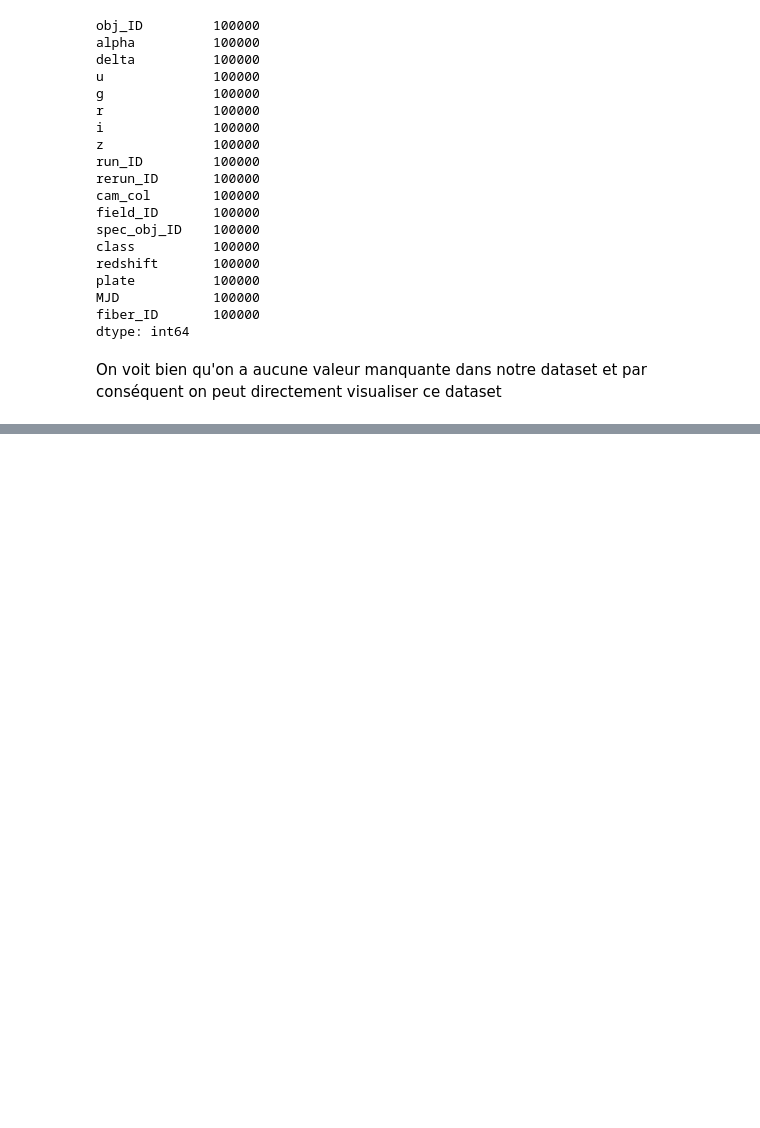
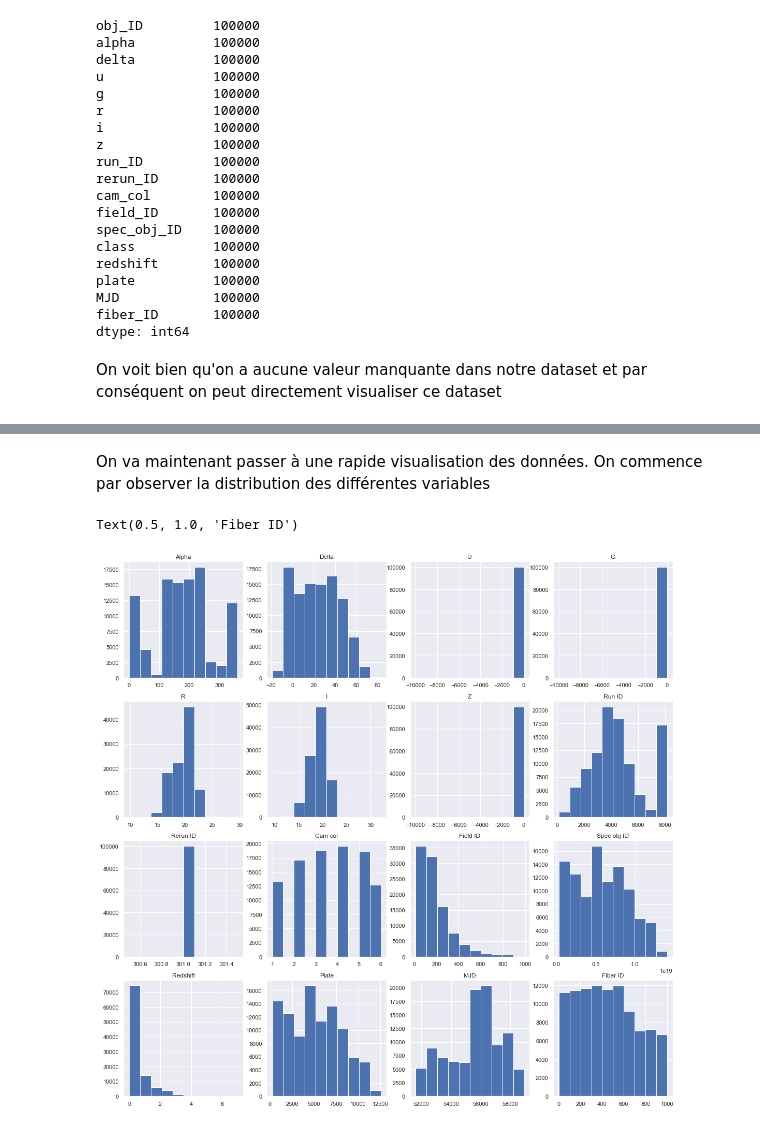
Before and after one commit to MohamedNennouche/stellar-classification, a Jupyter notebook: notebook-stellar.ipynb, the cells around one changed output, grey strips where cells are left out. Drawn from its saved outputs; the diff is of its cells as text; code cells hidden in the pictures; blank space fills up the shorter version.

Commit message:
Modification du notebook et ajout de quelques visualisation du dataset

```diff
--- a/notebook-stellar.ipynb
+++ b/notebook-stellar.ipynb
@@ -94,0 +93,56 @@ sns.pairplot(data_stellar, hue='class')
+# %% [markdown]
+On va maintenant passer à une rapide visualisation des données. On commence par observer la distribution des différentes variables
+# %%
+sns.set_theme(style="darkgrid")
+plt.figure(figsize=(19,19))
+plt.subplot(4,4,1)
+plt.hist(data_stellar["alpha"])
+plt.title("Alpha")
+plt.subplot(4,4,2)
+plt.hist(data_stellar["delta"])
+plt.title("Delta")
+plt.subplot(4,4,3)
+plt.hist(data_stellar["u"])
+plt.title("U")
+plt.subplot(4,4,4)
+plt.hist(data_stellar["g"])
+plt.title("G")
+plt.subplot(4,4,5)
+plt.hist(data_stellar["r"])
+plt.title("R")
+plt.subplot(4,4,6)
+plt.hist(data_stellar["i"])
+plt.title("I")
+plt.subplot(4,4,7)
+plt.hist(data_stellar["z"])
+plt.title("Z")
+plt.subplot(4,4,8)
+plt.hist(data_stellar["run_ID"])
+plt.title("Run ID")
+plt.subplot(4,4,9)
+plt.hist(data_stellar["rerun_ID"])
+plt.title("Rerun ID")
+plt.subplot(4,4,10)
+plt.hist(data_stellar["cam_col"])
+plt.title("Cam col")
+plt.subplot(4,4,11)
+plt.hist(data_stellar["field_ID"])
+plt.title("Field ID")
+plt.subplot(4,4,12)
+plt.hist(data_stellar["spec_obj_ID"])
+plt.title("Spec obj ID")
+plt.subplot(4,4,13)
+plt.hist(data_stellar["redshift"])
+plt.title("Redshift")
+plt.subplot(4,4,14)
+plt.hist(data_stellar["plate"])
+plt.title("Plate")
+plt.subplot(4,4,15)
+plt.hist(data_stellar["MJD"])
+plt.title("MJD")
+plt.subplot(4,4,16)
+plt.hist(data_stellar["fiber_ID"])
+plt.title("Fiber ID")
+# %% [output]
+Text(0.5, 1.0, 'Fiber ID')
+[figure, added]
```
Also changed, not shown: parts of 4 cells of this notebook.
